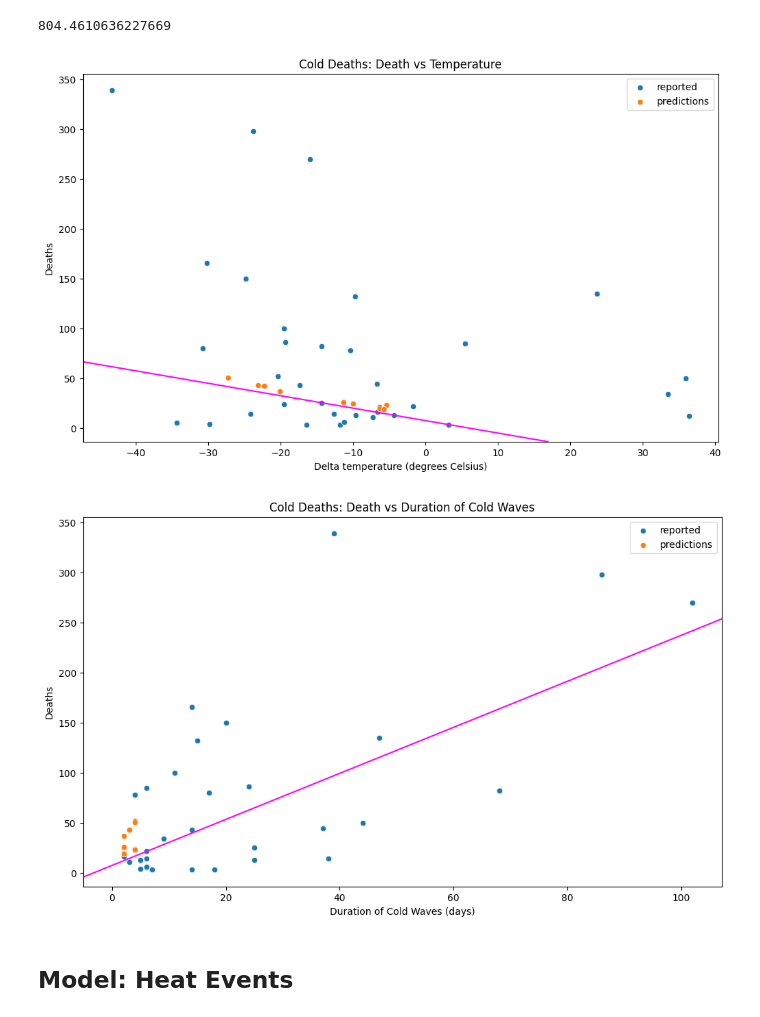
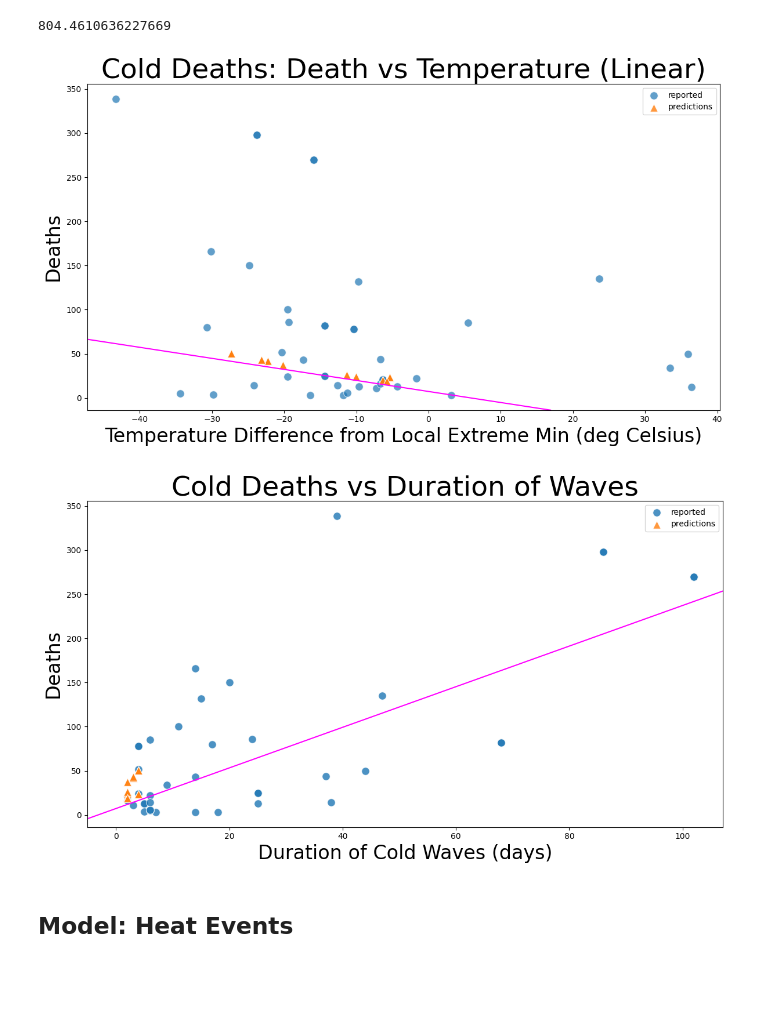
Before and after one commit to erindepree/project4, a Jupyter notebook: code/erin_linear.ipynb, the cells around one changed output. Drawn from its saved outputs; the diff is of its cells as text; code cells hidden in the pictures; blank space fills up the shorter version.

Commit message:
updated graphs

```diff
--- a/code/erin_linear.ipynb
+++ b/code/erin_linear.ipynb
@@ -174,31 +176,36 @@ cold_deaths['predicted_deaths'].sum()
 # %%
 fig, ax = plt.subplots(figsize=(12,7))
 
-sns.scatterplot(x=X['delta_temp_C'], y=y, label='reported', ax=ax)
-sns.scatterplot(data=cold_deaths, x='delta_temp_C', y='predicted_deaths', label='predictions', ax=ax)
+sns.scatterplot(x=X['delta_temp_C'], y=y, label='reported', ax=ax, s=96, alpha=0.7)
+sns.scatterplot(data=cold_deaths, x='delta_temp_C', y='predicted_deaths', label='predictions', ax=ax, s=96, marker='^', alpha=0.8)
 
+#ax.set_xlabel('Temperature Difference from Local Extreme Max (deg Celsius)', fontsize= 24)
+#ax.set_ylabel('Deaths', fontsize= 24)
+#ax.set_title('Heat Deaths: Death vs Temperature (Linear)', fontsize= 34);
 ax.axline(xy1=(0,intercept_cold), slope = coefs_cold[1], color= 'magenta')
-ax.set_xlabel('Delta temperature (degrees Celsius)')
-ax.set_ylabel('Deaths')
-ax.set_title('Cold Deaths: Death vs Temperature');
+ax.set_xlabel('Temperature Difference from Local Extreme Min (deg Celsius)', fontsize=24)
+ax.set_ylabel('Deaths', fontsize= 24)
+ax.set_title('Cold Deaths: Death vs Temperature (Linear)', fontsize=34);
 
+plt.tight_layout()
 plt.savefig('../images/cold_linear_temperature_predictions.jpg')
 # %% [output]
-[figure, old version]
+[figure, new version]
 # %%
 fig, ax = plt.subplots(figsize=(12,7))
 
-sns.scatterplot(x=X['duration'], y=y, ax=ax, label= 'reported')
-sns.scatterplot(data=cold_deaths, x='duration', y='predicted_deaths', label='predictions', ax=ax)
+sns.scatterplot(x=X['duration'], y=y, ax=ax, label= 'reported', s=96, alpha = 0.7)
+sns.scatterplot(data=cold_deaths, x='duration', y='predicted_deaths', label='predictions', ax=ax, s=96, marker='^', alpha=0.8)
 
 ax.axline(xy1=(0,7.3), slope = 2.3, color= 'magenta')
-ax.set_xlabel('Duration of Cold Waves (days)')
-ax.set_ylabel('Deaths')
-ax.set_title('Cold Deaths: Death vs Duration of Cold Waves');
+ax.set_xlabel('Duration of Cold Waves (days)', fontsize= 24)
+ax.set_ylabel('Deaths', fontsize= 24)
+ax.set_title('Cold Deaths vs Duration of Waves', fontsize= 34);
 
+plt.tight_layout()
 plt.savefig('../images/cold_linear_duration_predictions.jpg')
 # %% [output]
-[figure, old version]
+[figure, new version]
 # %% [markdown]
 ## Model: Heat Events
 # %%
```
Also changed, not shown: parts of 6 cells of this notebook, 5 other files.
